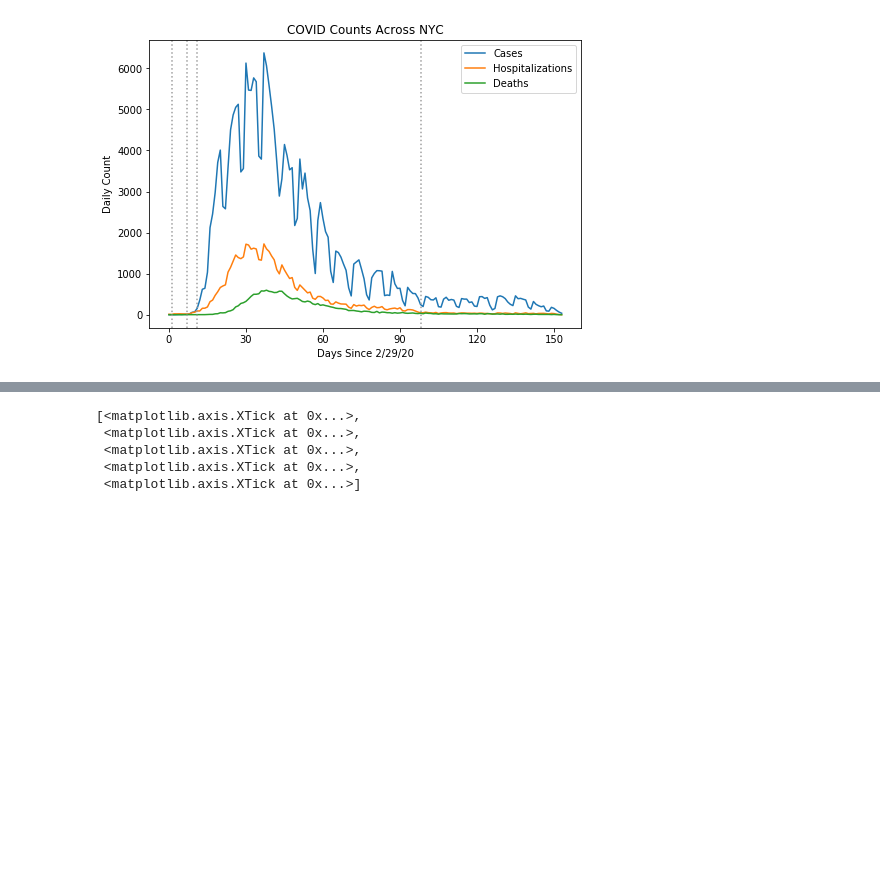
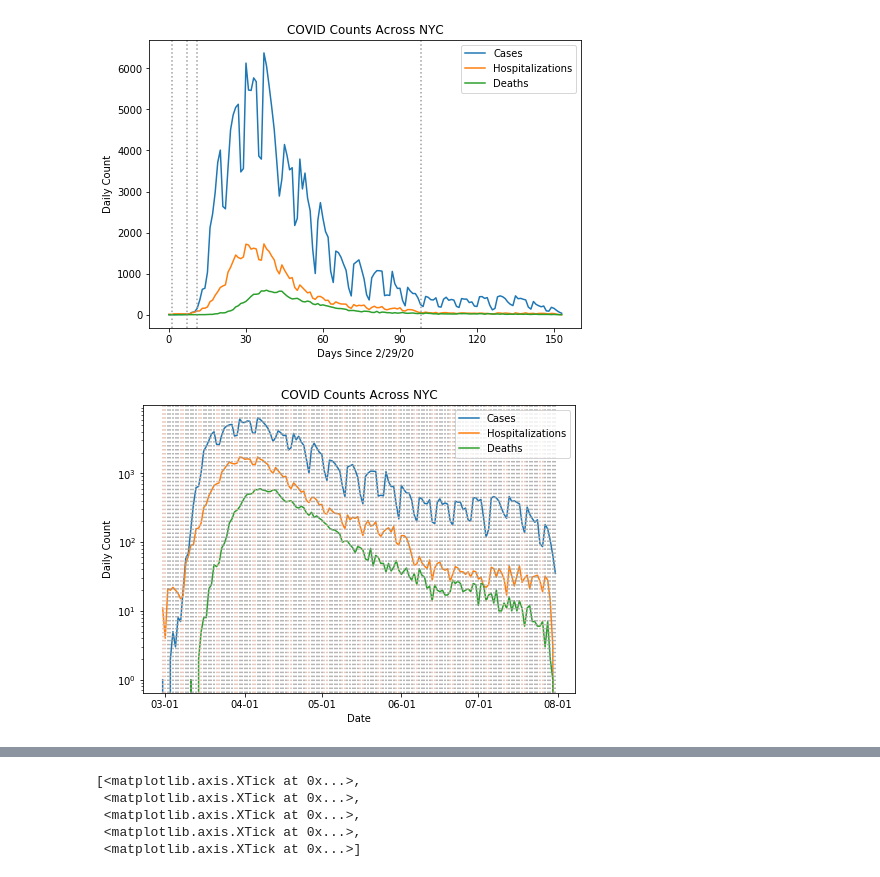
Before and after one commit to rcheng11/sr2020, a Jupyter notebook: Charts and Data.ipynb, the cells around one changed output, grey strips where cells are left out. Saved outputs shown, nothing was run; the diff lists cells and outputs as text; code cells hidden in the pictures; blank space fills up the shorter version.

```diff
--- a/Charts and Data.ipynb
+++ b/Charts and Data.ipynb
@@ -506,3 +508,24 @@ ax.xaxis.set_ticks(np.arange(0,180,30))
  <matplotlib.axis.XTick at 0x...>,
  <matplotlib.axis.XTick at 0x...>]
 [figure]
+# %%
+# relationship between hosp, cases, deaths
+fig = plt.figure()
+ax = fig.add_axes([1,1,1,1])
+ax.plot(dates, df["T_CASES"])
+ax.plot(dates, df["T_HOSPITALIZED"])
+ax.plot(dates, df["T_DEATH"])
+ax.set_xlabel("Date")
+ax.set_ylabel("Daily Count")
+ax.set_title("COVID Counts Across NYC")
+ax.legend(["Cases","Hospitalizations", "Deaths"])
+for i in dates:
+    if i.weekday()<=4:
+         ax.axvline(x=i, color="#9e9e9e",linestyle=":")
+    elif i.weekday()>4:
+         ax.axvline(x=i, color="#deb8ab",linestyle=":")
+ax.set_yscale("log")
+ax.xaxis.set_major_formatter(mdates.DateFormatter("%m-%d"))
+ax.xaxis_date()
+# %% [output]
+[figure, added]
```
Also changed, not shown: parts of 38 cells of this notebook.
